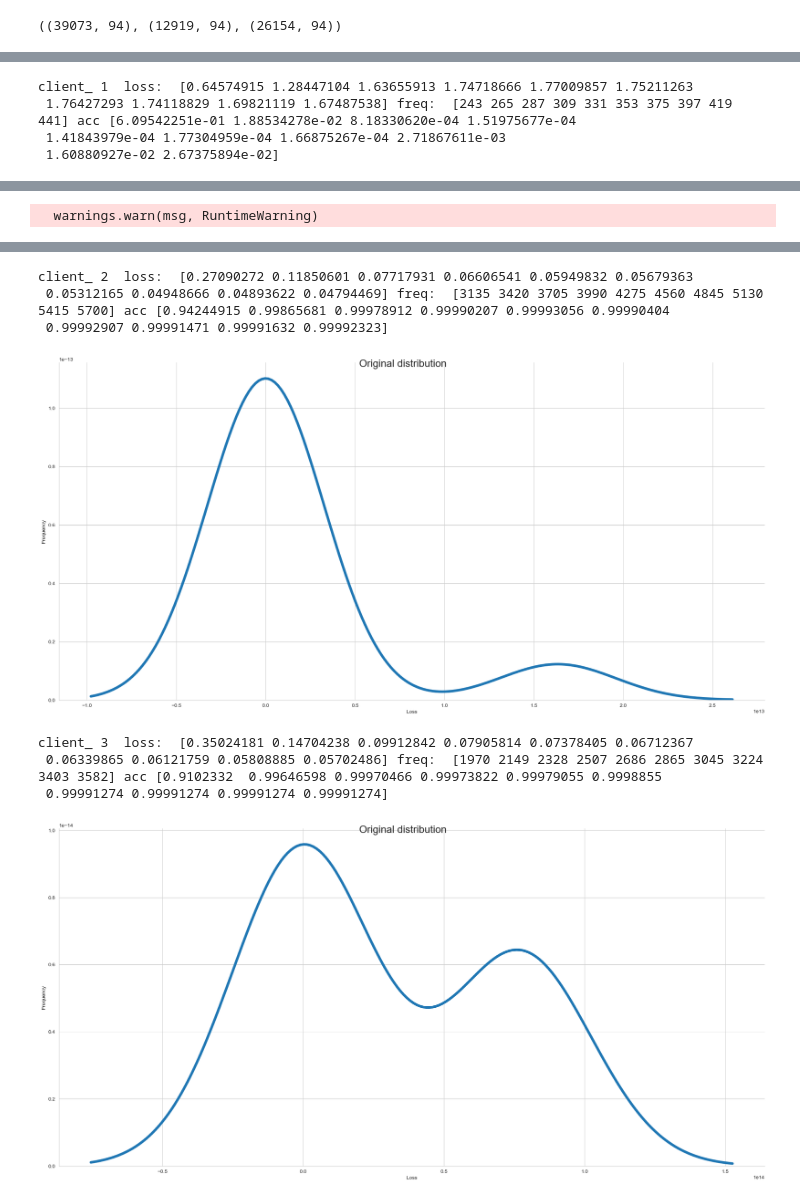
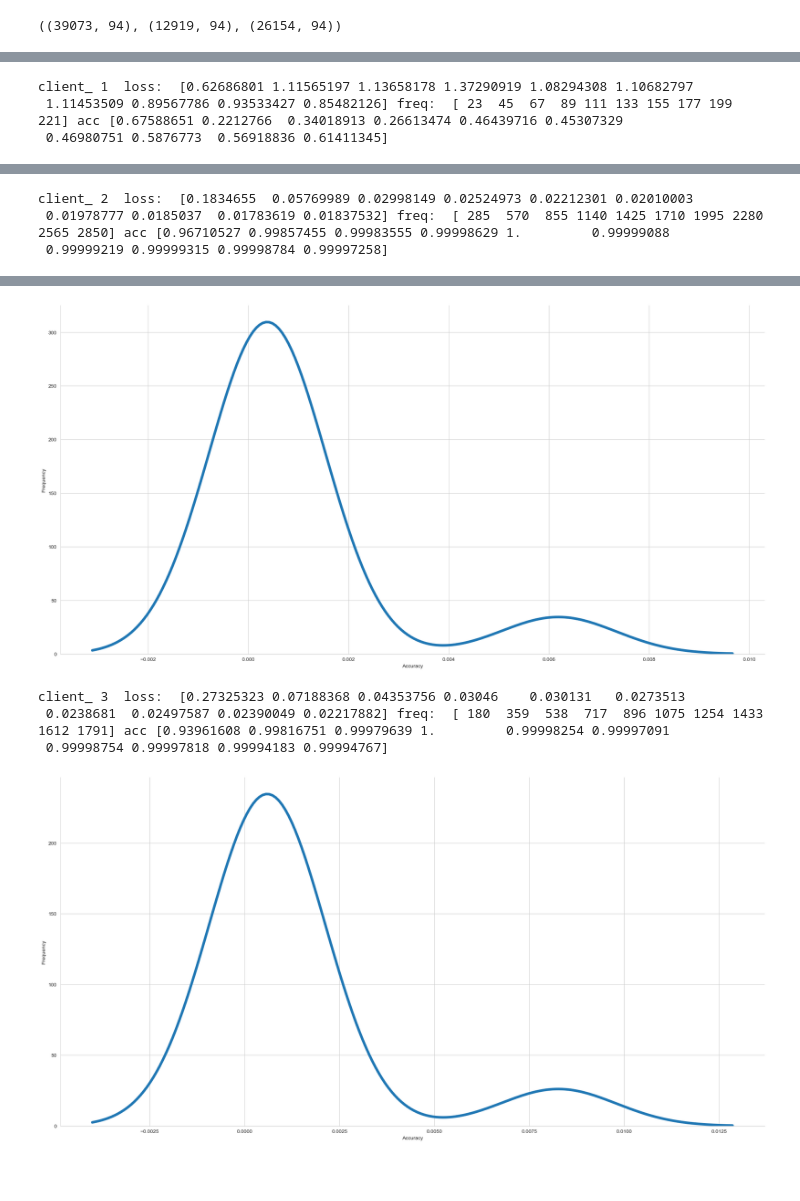
Before and after one commit to ai-r-ia/federated_learning_adult_dataset, a Jupyter notebook: Federated_Learning_adult_dataset.ipynb, the cells around one changed output, grey strips where cells are left out. Drawn from its saved outputs; the diff is of its cells as text; code cells hidden in the pictures; blank space fills up the shorter version.

Commit message:
frequency dist

```diff
--- a/Federated_Learning_adult_dataset.ipynb
+++ b/Federated_Learning_adult_dataset.ipynb
@@ -663,7 +663,7 @@ def initializer_income():
 
     return [X_train_male_age, y_train_male_age,  X_train_female_age, y_train_female_age, X_train_male_less, y_train_male_less,  X_train_female_less, y_train_female_less]
 # %%
-def get_hetero_clients_gender_age(train_sets):
+def get_hetero_clients_gender(train_sets):
 
     data = list(zip(train_sets[0], train_sets[1]))
     random.shuffle(data)
@@ -1073,7 +1073,7 @@ for comm_round in range(comms_round):
 
 #     clients = create_clients(X_train, y_train, num_clients=15, initial='client')
 #     clients = get_hetero_clients()
-    clients = get_hetero_clients_gender_age(list(train_sets) )
+    clients = get_hetero_clients_gender(list(train_sets) )
 #     clients = get_hetero_clients_gender_race(list(train_sets) )
 #     print("client0: ", clients[1])
 
@@ -1175,9 +1175,9 @@ for i in list(client_accuracy.keys()):
 #     pdf = stats.norm.pdf(client_loss[i], df_mean, df_std)
 #     print(pdf)
 #     norm
-#     df_mean = np.mean(client_accuracy[i])
-#     df_std = np.std(client_accuracy[i])
-#     pdf = stats.norm.pdf(client_accuracy[i], df_mean, df_std)
+#     df_mean = np.mean(client_frequency[i])
+#     df_std = np.std(client_frequency[i])
+#     pdf = stats.norm.pdf(client_frequency[i], df_mean, df_std)
 #     print(pdf)
 
 
@@ -1185,35 +1185,37 @@ for i in list(client_accuracy.keys()):
 #     shape, loc, scale = stats.lognorm.fit(client_accuracy[i])
 #     pdf = stats.lognorm.pdf(client_accuracy[i], shape, loc, scale)
 
-#     shape, loc, scale = stats.lognorm.fit(client_loss[i])
-#     pdf = stats.lognorm.pdf(client_loss[i], shape, loc, scale)
+#     shape, loc, scale = stats.lognorm.fit(client_frequency[i])
+#     pdf = stats.lognorm.pdf(client_frequency[i], shape, loc, scale)
 
 #     beta
 #     beta_params = stats.beta.fit(client_accuracy[i])
 #     pdf = stats.beta.pdf(client_accuracy[i], beta_params[0], beta_params[1], beta_params[2], beta_params[3])
 
-#     beta_params = stats.beta.fit(client_loss[i])
-#     pdf = stats.beta.pdf(client_loss[i], beta_params[0], beta_params[1], beta_params[2], beta_params[3])
+#     beta_params = stats.beta.fit(client_frequency[i])
+#     pdf = stats.beta.pdf(client_frequency[i], beta_params[0], beta_params[1], beta_params[2], beta_params[3])
 
 #     burr
-    burr_params = stats.beta.fit(client_accuracy[i])
-    pdf = stats.beta.pdf(client_accuracy[i], burr_params[0], burr_params[1], burr_params[2], burr_params[3])
+#     burr_params = stats.beta.fit(client_accuracy[i])
+#     pdf = stats.beta.pdf(client_accuracy[i], burr_params[0], burr_params[1], burr_params[2], burr_params[3])
 
-#     burr_params = stats.beta.fit(client_loss[i])
-#     pdf = stats.beta.pdf(client_loss[i], burr_params[0], burr_params[1], burr_params[2], burr_params[3])
+    burr_params = stats.beta.fit(client_frequency[i])
+    pdf = stats.beta.pdf(client_frequency[i], burr_params[0], burr_params[1], burr_params[2], burr_params[3])
 
 
 #  gamma
-#     shape, loc, scale = stats.gamma.fit(client_accuracy[i])
-#     pdf = stats.gamma.pdf(client_accuracy[i], shape, loc=loc, scale=scale)
+#     shape, loc, scale = stats.gamma.fit(client_loss[i])
+#     pdf = stats.gamma.pdf(client_loss[i], shape, loc=loc, scale=scale)
 
     pdfs.append(pdf)
     sns.set_style("whitegrid")
 
     ax = sns.displot( x = pdf, kind = "kde", height=10, aspect=2,
                 linewidth = 5 )
-    ax.fig.suptitle('Original distribution', size = 20)
+#     ax.fig.suptitle('Original distribution', size = 20)
     plt.ylabel("Frequency")
-    plt.xlabel("Loss")
+#     plt.xlabel("Loss")
+    plt.xlabel("Accuracy")
+
     plt.show()
 # %% [output]
@@ -1224,4 +1226,3 @@ client_ 0  loss:  [0.381598   0.71807593 0.81843907 0.80393654 0.77928746 0.7652
-client_ 1  loss:  [0.64574915 1.28447104 1.63655913 1.74718666 1.77009857 1.75211263
- 1.76427293 1.74118829 1.69821119 1.67487538] freq:  [243 265 287 309 331 353 375 397 419 441] acc [6.09542251e-01 1.88534278e-02 8.18330620e-04 1.51975677e-04
- 1.41843979e-04 1.77304959e-04 1.66875267e-04 2.71867611e-03
- 1.60880927e-02 2.67375894e-02]
+client_ 1  loss:  [0.62686801 1.11565197 1.13658178 1.37290919 1.08294308 1.10682797
+ 1.11453509 0.89567786 0.93533427 0.85482126] freq:  [ 23  45  67  89 111 133 155 177 199 221] acc [0.67588651 0.2212766  0.34018913 0.26613474 0.46439716 0.45307329
+ 0.46980751 0.5876773  0.56918836 0.61411345]
@@ -1228 +1230,3 @@ client_ 1  loss:  [0.64574915 1.28447104 1.63655913 1.74718666 1.77009857 1.7521
-  warnings.warn(msg, RuntimeWarning)
+client_ 2  loss:  [0.1834655  0.05769989 0.02998149 0.02524973 0.02212301 0.02010003
+ 0.01978777 0.0185037  0.01783619 0.01837532] freq:  [ 285  570  855 1140 1425 1710 1995 2280 2565 2850] acc [0.96710527 0.99857455 0.99983555 0.99998629 1.         0.99999088
+ 0.99999219 0.99999315 0.99998784 0.99997258]
@@ -1230,11 +1233,8 @@ client_ 1  loss:  [0.64574915 1.28447104 1.63655913 1.74718666 1.77009857 1.7521
+[figure, new version]
-client_ 2  loss:  [0.27090272 0.11850601 0.07717931 0.06606541 0.05949832 0.05679363
- 0.05312165 0.04948666 0.04893622 0.04794469] freq:  [3135 3420 3705 3990 4275 4560 4845 5130 5415 5700] acc [0.94244915 0.99865681 0.99978912 0.99990207 0.99993056 0.99990404
- 0.99992907 0.99991471 0.99991632 0.99992323]
+client_ 3  loss:  [0.27325323 0.07188368 0.04353756 0.03046    0.030131   0.0273513
+ 0.0238681  0.02497587 0.02390049 0.02217882] freq:  [ 180  359  538  717  896 1075 1254 1433 1612 1791] acc [0.93961608 0.99816751 0.99979639 1.         0.99998254 0.99997091
+ 0.99998754 0.99997818 0.99994183 0.99994767]
-[figure, old version]
-client_ 3  loss:  [0.35024181 0.14704238 0.09912842 0.07905814 0.07378405 0.06712367
- 0.06339865 0.06121759 0.05808885 0.05702486] freq:  [1970 2149 2328 2507 2686 2865 3045 3224 3403 3582] acc [0.9102332  0.99646598 0.99970466 0.99973822 0.99979055 0.9998855
- 0.99991274 0.99991274 0.99991274 0.99991274]
-[figure, old version]
+[figure, new version]
 # %%
 for i in list(client_loss.keys()):
 #     if(i== len(list(client_loss.keys()))-1):
```
Also changed, not shown: parts of 15 cells of this notebook, 2 other files.
